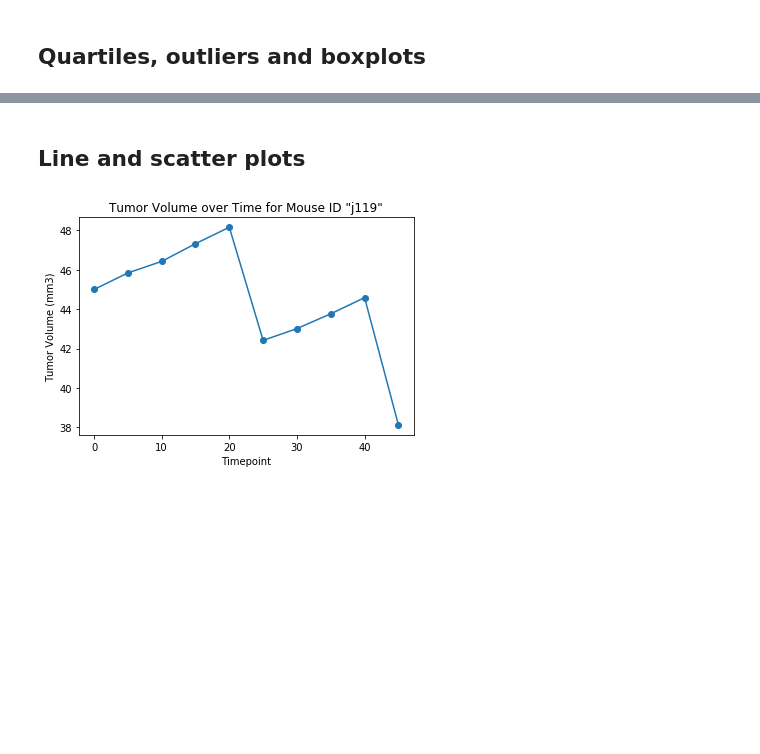
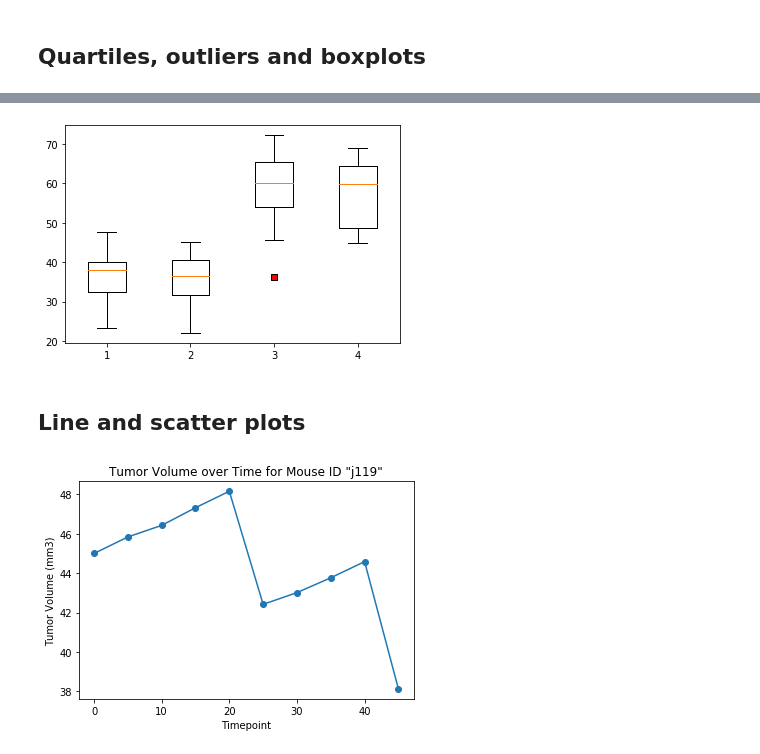
Before and after one commit to aaronrotman/matplotlib-challenge, a Jupyter notebook: main.ipynb, the cells around one changed output, grey strips where cells are left out. Drawn from its saved outputs; the diff is of its cells as text; code cells hidden in the pictures; blank space fills up the shorter version.

Commit message:
Calculate quartiles, outliers and create boxplots for final tumor volumes

```diff
--- a/main.ipynb
+++ b/main.ipynb
@@ -144,0 +120,38 @@ plt.show()
+# %%
+#Calculate the final tumor volume of each mouse across four of the most promising treatment regimens.
+#Group the data by mouse ID
+grouped_data = combined_data.groupby(['Mouse ID'])
+#take the max values from the grouped data to determine final timepoints. Reset the index
+final_timepoint = grouped_data.max().reset_index()
+
+#Merge the final timepoint dataframe with the combined dataset
+merged_df = pd.merge(final_timepoint, combined_data, how='left', on=['Mouse ID', 'Timepoint'])
+
+#New dataframe with only the relevant columns
+tumor_volume = merged_df[['Mouse ID', 'Timepoint', 'Tumor Volume (mm3)_y', 'Drug Regimen_x']]
+
+#Give the columns cleaner names
+final_tumor_volumes = tumor_volume.rename(columns={
+    'Tumor Volume (mm3)_y': 'Tumor Volume',
+    'Drug Regimen_x': 'Drug Regimen'
+})
+
+#Dataframe of final tumor volume for drug regimen Capomulin
+capo_df = final_tumor_volumes.loc[final_tumor_volumes['Drug Regimen'] == 'Capomulin']
+#Store the column for tumor volume
+capo_volume_final = capo_df['Tumor Volume']
+
+# #Dataframe of final tumor volume for drug regimen Ramicane
+rami_df = final_tumor_volumes.loc[final_tumor_volumes['Drug Regimen'] == 'Ramicane']
+#Store the column for tumor volume
+rami_volume_final = rami_df['Tumor Volume']
+
+#Dataframe of final tumor volume for drug regimen Infubinol
+infu_df = final_tumor_volumes.loc[final_tumor_volumes['Drug Regimen'] == 'Infubinol']
+#Store the column for tumor volume
+infu_volume_final = infu_df['Tumor Volume']
+
+#Dataframe of final tumor volume for drug regimen Ceftamin
+ceft_df = final_tumor_volumes.loc[final_tumor_volumes['Drug Regimen'] == 'Ceftamin']
+#Store the column for tumor volume
+ceft_volume_final = ceft_df['Tumor Volume']
@@ -145,5 +210,14 @@ plt.show()
 # %%
 # Generate a box plot of the final tumor volume of each mouse across four regimens of interest
+#Set outlier format to be a red square
+outliers = dict(markerfacecolor='r', marker='s')
+
+#Create a boxplot of the final tumor volumes for Capomulin, Ramicane, Infubinol and Ceftamin
+plt.boxplot([capo_volume_final, rami_volume_final, infu_volume_final, ceft_volume_final], flierprops=outliers)
+
+plt.show()
+# %% [output]
+[figure, added]
 # %% [markdown]
 ## Line and scatter plots
 # %%
```
Also changed, not shown: parts of 6 cells of this notebook.
